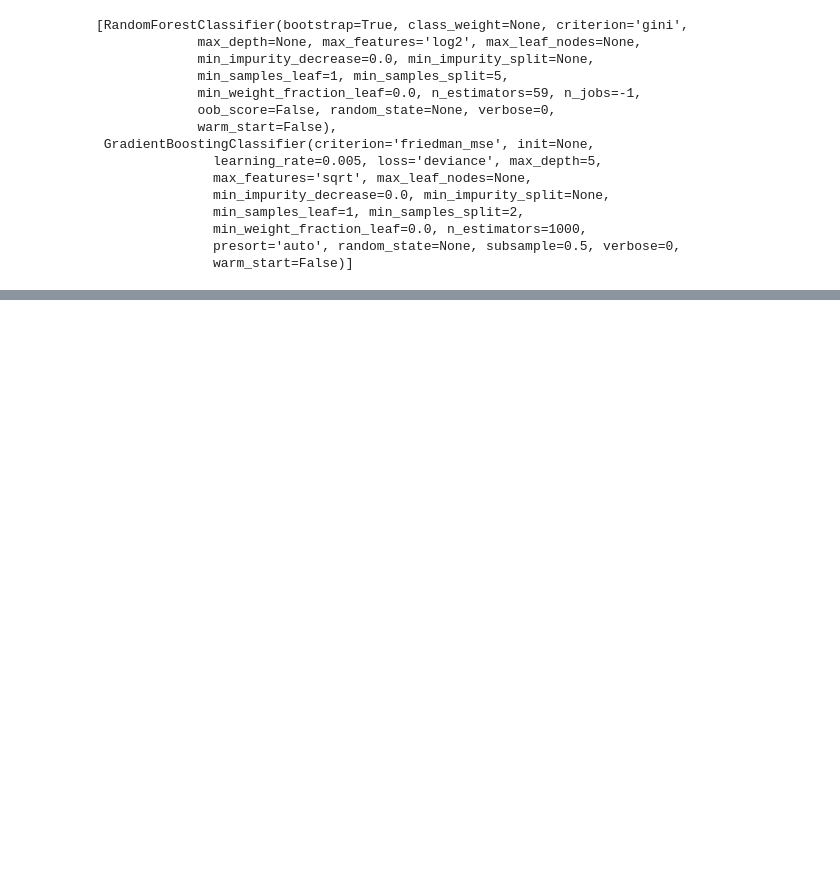
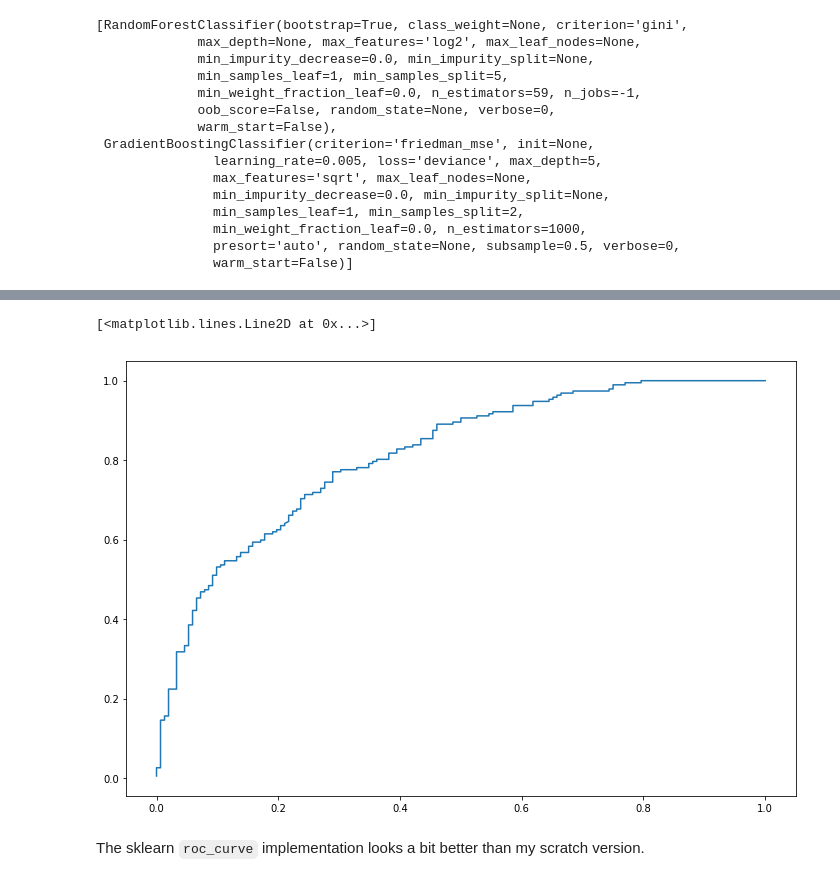
Before and after one commit to kurtrm/predicting_equipment_failure, a Jupyter notebook: notebooks/rigorous_modeling.ipynb, the cells around one changed output, grey strips where cells are left out. Drawn from its saved outputs; the diff is of its cells as text; code cells hidden in the pictures; blank space fills up the shorter version.

```diff
--- a/notebooks/rigorous_modeling.ipynb
+++ b/notebooks/rigorous_modeling.ipynb
@@ -804,3 +809,14 @@ ax.plot(dashed_line, dashed_line, '--');
 # %%
 figged = ax.get_figure()
 figged.savefig('/mnt/c/Users/kurtrm/Documents/final_roc.png')
+# %%
+probs = new_besties[1].predict_proba(unseen_X)
+fpr, tpr, thresholds = roc_curve(unseen_y, probs[:, 1])
+# %%
+fig, ax = plt.subplots(figsize=(12, 8))
+ax.plot(fpr, tpr)
+# %% [output]
+[<matplotlib.lines.Line2D at 0x...>]
+[figure, added]
+# %% [markdown]
+The sklearn `roc_curve` implementation looks a bit better than my scratch version.
```
Also changed, not shown: parts of 24 cells of this notebook, 1 other file.
